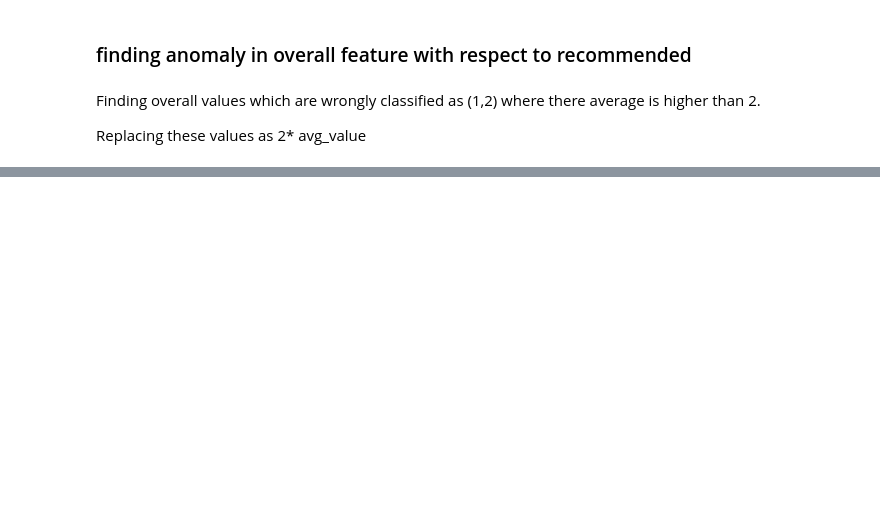
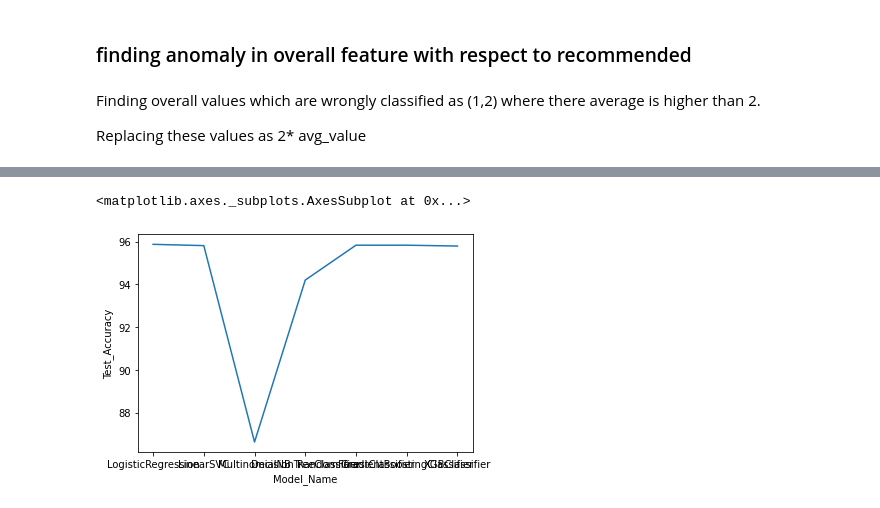
Before and after one commit to rajatpal00/Airline-passenger-referral-prediction, a Jupyter notebook: Rajat_Pal_Capstone_Project_Airline_passenger_referral_prediction_.ipynb, the cells around one changed output, grey strips where cells are left out. Saved outputs shown, nothing was run; the diff lists cells and outputs as text; code cells hidden in the pictures; blank space fills up the shorter version.

```diff
--- a/Rajat_Pal_Capstone_Project_Airline_passenger_referral_prediction_.ipynb
+++ b/Rajat_Pal_Capstone_Project_Airline_passenger_referral_prediction_.ipynb
@@ -706,0 +1332,4 @@ text_df_2
+# %%
+feature_scaler= MinMaxScaler()
+# %%
+data = feature_scaler.fit_transform(data)
@@ -706,0 +1356,2 @@ text_df_2
+# %%
+X_train,X_test,y_train,y_test = train_test_split(data,Y, test_size =0.2,random_state=0)
@@ -706,0 +1423,2 @@ text_df_2
+# %%
+final_result_df,dct_train,dct_test=score_model(X_train,y_train,X_test,y_test)
@@ -706,0 +1444,5 @@ text_df_2
+# %%
+sns.lineplot(x='Model_Name',y='Test_Accuracy',data=final_result_df)
+# %% [output]
+<matplotlib.axes._subplots.AxesSubplot at 0x...>
+[figure, added]
```
Also changed, not shown: parts of 273 cells of this notebook.
